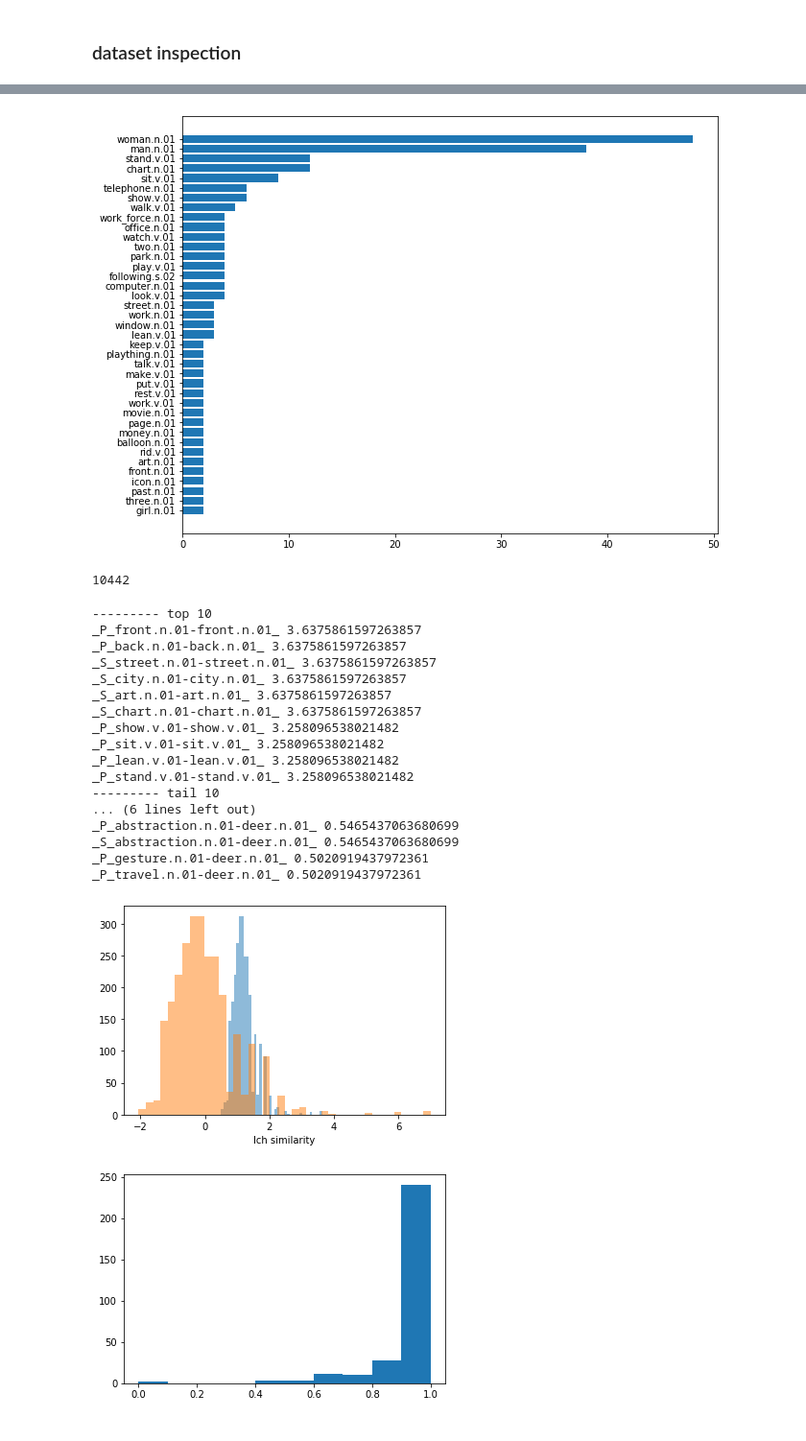
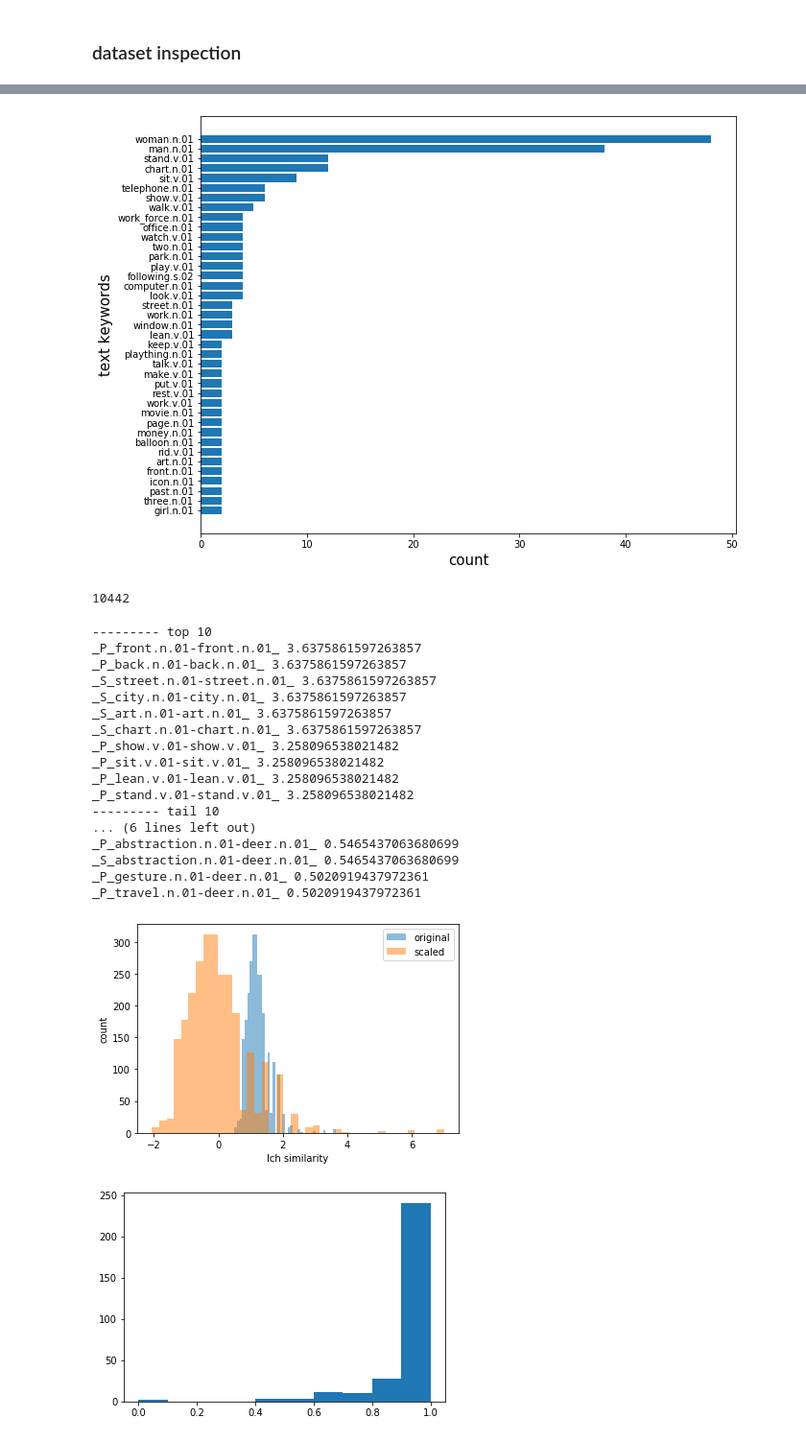
Before and after one commit to shwinshaker/Text2Scene, a Jupyter notebook: train.ipynb, the cells around one changed output, grey strips where cells are left out. Shown at 96% size. Drawn from its saved outputs; the diff is of its cells as text; code cells hidden in the pictures.

```diff
--- a/train.ipynb
+++ b/train.ipynb
@@ -17,7 +17,7 @@ import matplotlib.pyplot as plt
 # %%
 # dataset, X, y, pairs, index = prep_data(Dataset, shuffle_interval=3)
 dataset = prep_data(Dataset, test=0.1, shuffle=True, seed=None,
-                    text_idf=True, categ_idf=True,
+                    text_idf=True, categ_idf=False,
                     cross_simi=True,
                     norm_simi=True, suppress_freq=1)
 # %% [output]
@@ -99,7 +101,7 @@ plt.show()
 # %%
 ## text keywords with occurrences > 1
-
 from tools.common import getFiles
+from collections import defaultdict
 vocabs = defaultdict(int)
 for fileName in getFiles('text', ext='.txt'):
     with open(fileName, 'r') as f:
@@ -108,9 +110,13 @@ for fileName in getFiles('text', ext='.txt'):
             vocabs[token] += 1
 plt.figure(figsize=(10,8))
 plt.barh(*zip(*list(filter(lambda x: x[1]>1, sorted(vocabs.items(), key=lambda x:x[-1])))))
+fontsize=15
+plt.ylabel('text keywords', fontsize=fontsize)
+plt.xlabel('count', fontsize=fontsize)
+plt.savefig('results/text-occurrence')
 plt.show()
 # %% [output]
-[figure, old version]
+[figure, new version]
 # %%
 # length of feature of reasonability dataset
 16+17+4+16*17+1
@@ -130,36 +136,40 @@ print('--------- tail 10')
 for feat, val in tups[-10:]:
     print(feat, val)
 
 simis = np.array(list(dataset.joint_encoder.simi_.values()))
 
 simis = simis[simis!=0]
-plt.hist(simis, bins=40, alpha=0.5)
+plt.hist(simis, bins=40, alpha=0.5, label='original')
 
 from tools.math import Normalizer
 normalizer = Normalizer()
 normalizer.fit(simis)
-plt.hist(normalizer.transform(simis), bins=40, alpha=0.5)
+plt.hist(normalizer.transform(simis), bins=40, alpha=0.5,
+         label='scaled')
 plt.xlabel('lch similarity')
+plt.ylabel('count')
+plt.legend()
+plt.savefig('results/cross-simi')
 plt.show()
 # %% [output]
 --------- top 10
 _P_front.n.01-front.n.01_ 3.6375861597263857
 _P_back.n.01-back.n.01_ 3.6375861597263857
 _S_street.n.01-street.n.01_ 3.6375861597263857
 _S_city.n.01-city.n.01_ 3.6375861597263857
 _S_art.n.01-art.n.01_ 3.6375861597263857
 _S_chart.n.01-chart.n.01_ 3.6375861597263857
 _P_show.v.01-show.v.01_ 3.258096538021482
 _P_sit.v.01-sit.v.01_ 3.258096538021482
 _P_lean.v.01-lean.v.01_ 3.258096538021482
 _P_stand.v.01-stand.v.01_ 3.258096538021482
 --------- tail 10
 ... (6 lines left out)
 _P_abstraction.n.01-deer.n.01_ 0.5465437063680699
 _S_abstraction.n.01-deer.n.01_ 0.5465437063680699
 _P_gesture.n.01-deer.n.01_ 0.5020919437972361
 _P_travel.n.01-deer.n.01_ 0.5020919437972361
-[figure, old version]
+[figure, new version]
 # %%
 ## text idfs hist
 txt_idf = np.array(list(dataset.txt_encoder.idf_.values())).reshape(-1,1)
```
Also changed, not shown: parts of 27 cells of this notebook, 22 other files.
